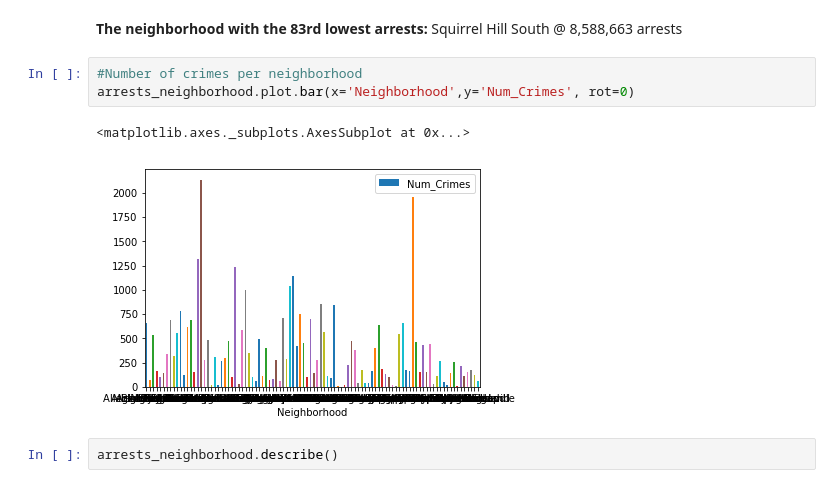
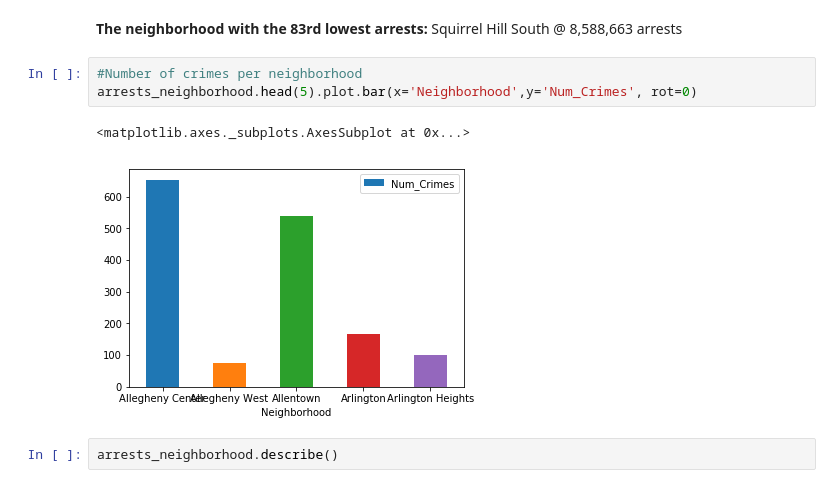
Before and after one commit to matgut33/0010-Final, a Jupyter notebook: Final-Project.ipynb, the cells around one changed output. Cells and saved outputs as stored; diff of their text form.

```diff
--- a/Final-Project.ipynb
+++ b/Final-Project.ipynb
@@ -120,10 +120,10 @@ Squirrel Hill South is within the top fourty for the crime rate. Not too bad whe
 **The neighborhood with the 83rd lowest arrests:** Squirrel Hill South @ 8,588,663 arrests
 # %%
 #Number of crimes per neighborhood
-arrests_neighborhood.plot.bar(x='Neighborhood',y='Num_Crimes', rot=0)
+arrests_neighborhood.head(5).plot.bar(x='Neighborhood',y='Num_Crimes', rot=0)
 # %% [output]
 <matplotlib.axes._subplots.AxesSubplot at 0x...>
-[figure, old version]
+[figure, new version]
 # %%
 arrests_neighborhood.describe()
 # %% [output]
```
Also changed, not shown: parts of 3 cells of this notebook.
